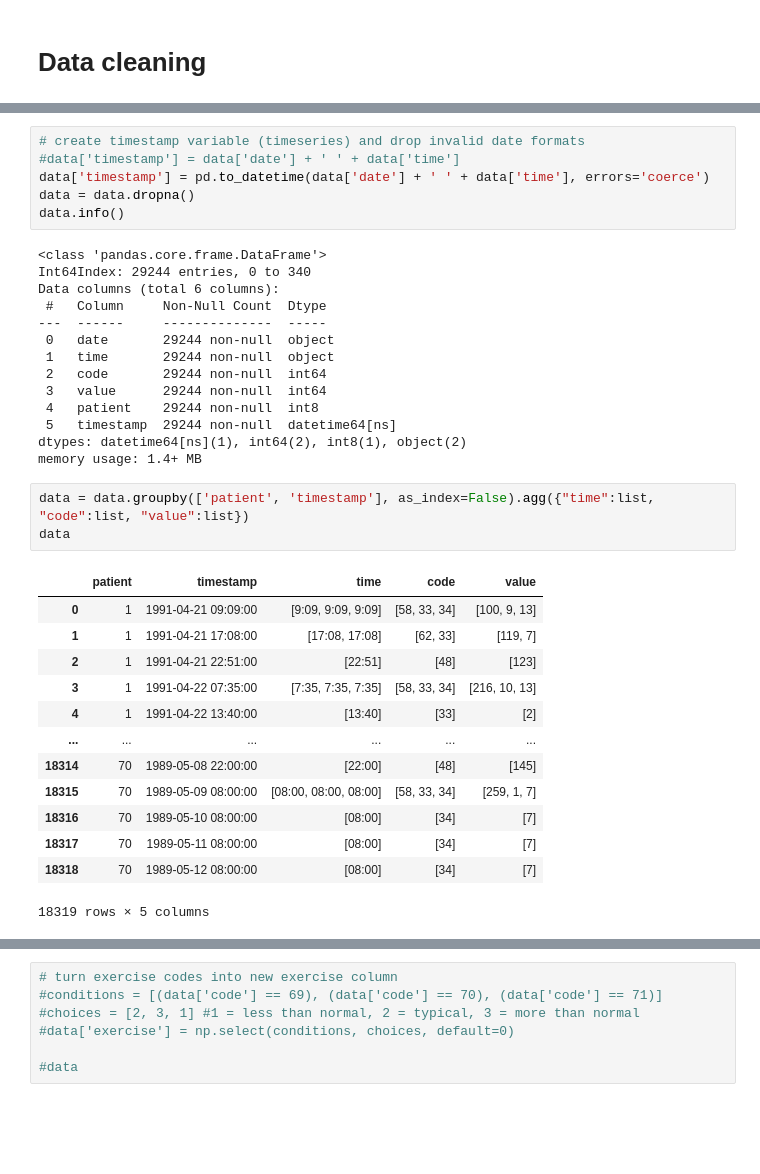
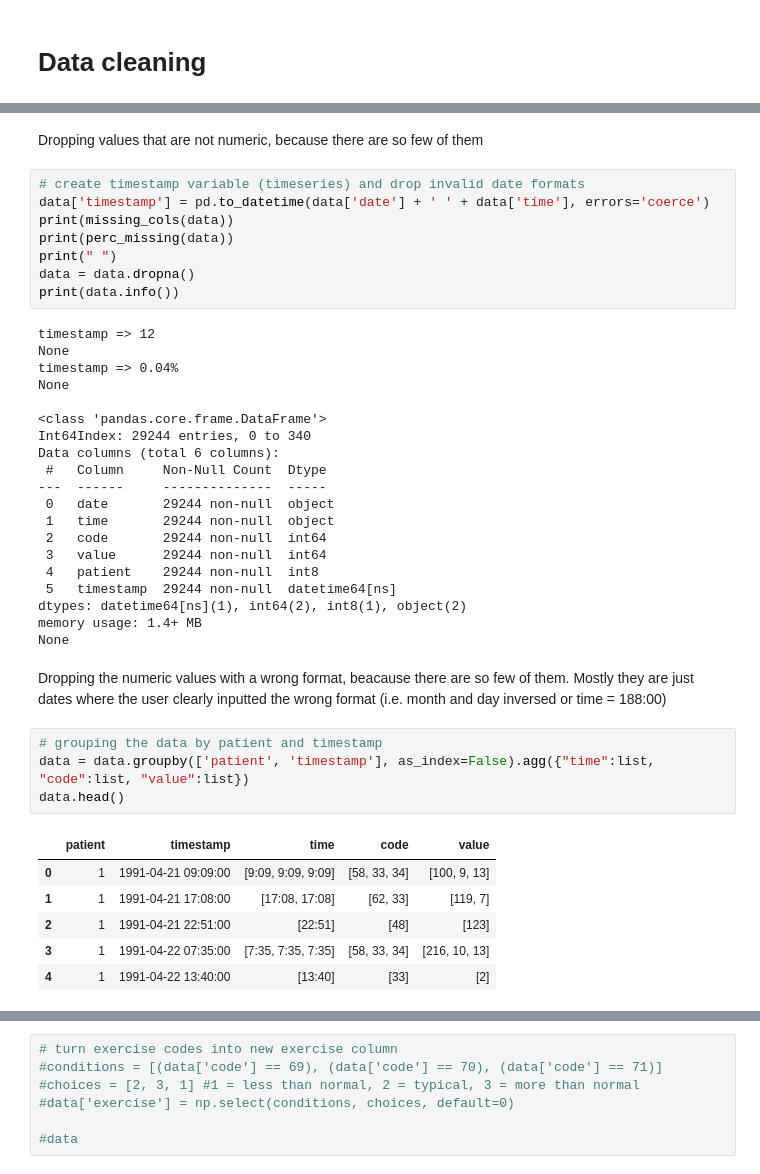
Before and after one commit to elisakaisa/blood_glucose_ML, a Jupyter notebook: project1.ipynb, the cells around one changed output, grey strips where cells are left out. Saved outputs shown, nothing was run; the diff lists cells and outputs as text; blank space fills up the shorter version.

```diff
--- a/project1.ipynb
+++ b/project1.ipynb
@@ -84,10 +124,19 @@ memory usage: 1.1+ MB
+# %% [markdown]
+Dropping values that are not numeric, because there are so few of them
 # %%
 # create timestamp variable (timeseries) and drop invalid date formats
-#data['timestamp'] = data['date'] + ' ' + data['time']
 data['timestamp'] = pd.to_datetime(data['date'] + ' ' + data['time'], errors='coerce')
+print(missing_cols(data))
+print(perc_missing(data))
+print(" ")
 data = data.dropna()
-data.info()
+print(data.info())
 # %% [output]
+timestamp => 12
+None
+timestamp => 0.04%
+None
+
 <class 'pandas.core.frame.DataFrame'>
 Int64Index: 29244 entries, 0 to 340
 Data columns (total 6 columns):
@@ -101,20 +150,17 @@ Data columns (total 6 columns):
  5   timestamp  29244 non-null  datetime64[ns]
 dtypes: datetime64[ns](1), int64(2), int8(1), object(2)
 memory usage: 1.4+ MB
+None
+# %% [markdown]
+Dropping the numeric values with a wrong format, beacause there are so few of them. Mostly they are just dates where the user clearly inputted the wrong format (i.e. month and day inversed or time = 188:00)
 # %%
+# grouping the data by patient and timestamp
 data = data.groupby(['patient', 'timestamp'], as_index=False).agg({"time":list, "code":list, "value":list})
-data
+data.head()
 # %% [output]
 |  | patient | timestamp | time | code | value |
 | 0 | 1 | 1991-04-21 09:09:00 | [9:09, 9:09, 9:09] | [58, 33, 34] | [100, 9, 13] |
 | 1 | 1 | 1991-04-21 17:08:00 | [17:08, 17:08] | [62, 33] | [119, 7] |
 | 2 | 1 | 1991-04-21 22:51:00 | [22:51] | [48] | [123] |
 | 3 | 1 | 1991-04-22 07:35:00 | [7:35, 7:35, 7:35] | [58, 33, 34] | [216, 10, 13] |
 | 4 | 1 | 1991-04-22 13:40:00 | [13:40] | [33] | [2] |
-| ... | ... | ... | ... | ... | ... |
-| 18314 | 70 | 1989-05-08 22:00:00 | [22:00] | [48] | [145] |
-| 18315 | 70 | 1989-05-09 08:00:00 | [08:00, 08:00, 08:00] | [58, 33, 34] | [259, 1, 7] |
-| 18316 | 70 | 1989-05-10 08:00:00 | [08:00] | [34] | [7] |
-| 18317 | 70 | 1989-05-11 08:00:00 | [08:00] | [34] | [7] |
-| 18318 | 70 | 1989-05-12 08:00:00 | [08:00] | [34] | [7] |
-18319 rows × 5 columns
```
Also changed, not shown: parts of 44 cells of this notebook.
